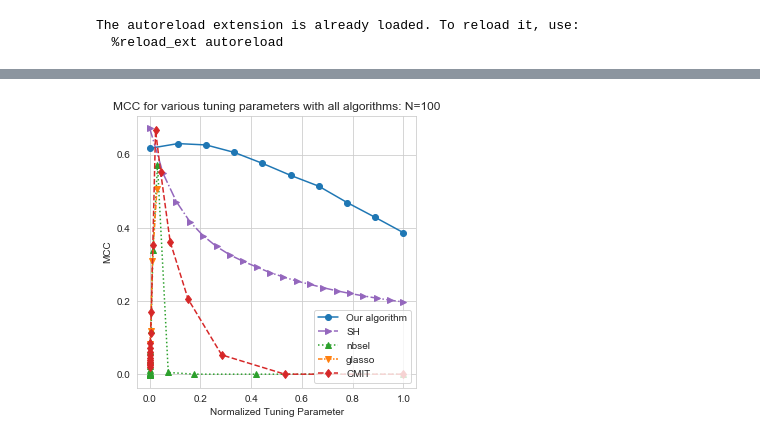
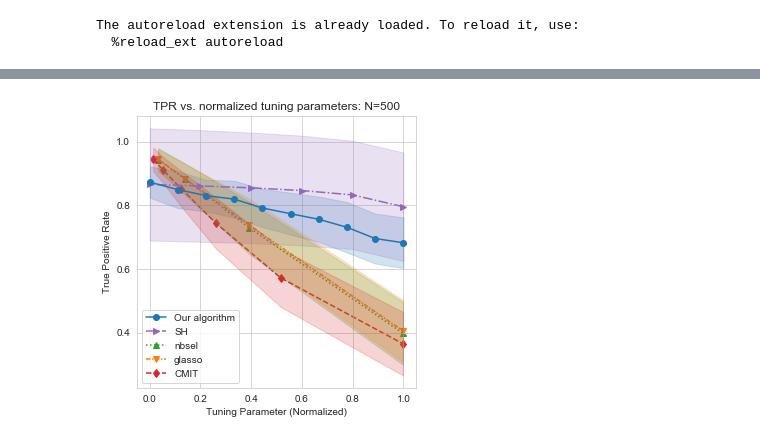
Before and after one commit to puma314/MTP2-no-tuning-parameter, a Jupyter notebook: new_ROC_plots.ipynb, the cells around one changed output, grey strips where cells are left out. Drawn from its saved outputs; the diff is of its cells as text; code cells hidden in the pictures.

```diff
--- a/new_ROC_plots.ipynb
+++ b/new_ROC_plots.ipynb
@@ -105,3 +129,5 @@ agg_df = pd.DataFrame(agg_data, columns=['RunID','Algorithm', 'Lambda', 'False P
+# %%
+agg_df = pd.DataFrame(agg_data, columns = ['Algorithm', 'lamb', 'x_axis', 'mcc', 'mcc_std', 'tpr', 'tpr_std'])
 # %%
 labels = {'our': 'Our algorithm',
           'SH_0.7': 'SH:' + r'$t=0.7$',
@@ -179,15 +209,0 @@ new_ROC/ROC_N_100_p_100_d_0.01
-# %%
-agg_data = []
-for key, item in df.groupby(['AlgoName', 'groupby_lambda']):
-    if item.AlgoName.values[0] == 'glasso':
-        item = item[(item.Lambda <= 1.0) & (item.Lambda >= 0.01)]
-    mcc = item.MCC.mean()
-    lamb = key[1]
-    lambda_max = df[df.AlgoName == key[0]]['groupby_lambda'].max()
-    lambda_min = df[df.AlgoName == key[0]]['groupby_lambda'].min()
-    print(lambda_max, lambda_min, lamb)
-    x_axis = (lamb - lambda_min)/(lambda_max-lambda_min)
-    mcc_std = item.MCC.std()
-    algo_name = key[0]
-    run_id = item.RunID
-    agg_data.append((key[0], lamb, x_axis, mcc, mcc_std))
@@ -212,5 +210,3 @@ for key, item in df.groupby(['AlgoName', 'groupby_lambda']):
-# %%
-agg_df = pd.DataFrame(agg_data, columns = ['Algorithm', 'lamb', 'x_axis', 'mcc', 'mcc_std'])
 # %%
 labels = {'our': 'Our algorithm',
           'SH_0.7': 'SH:' + r'$t=0.7$',
@@ -236,6 +232,10 @@ colors = {
     'SH_0.7': 'C6',
     'our_85': 'C9'
 }
+
+zorders = defaultdict(int)
+zorders['our'] = 10
+zorders['SH'] = 8
 fig = plt.figure(figsize=(5, 5))
 ax = fig.gca()
 ax.set_yticks(np.linspace(0, 1.0, 6))
@@ -247,42 +247,47 @@ relevant_algos = ['our', 'SH']
 smol = False
 if smol:
     algos = relevant_algos
     ERRS = True
     small_name = 'errs'
 else:
     algos = all_algos
-    ERRS = False
+    ERRS = True
     small_name = 'all'
 
 for algo_name in algos:
     plot_df = agg_df[agg_df.Algorithm == algo_name]
     plot_df.sort_values('x_axis')
     x = plot_df['x_axis']
-    y = plot_df['mcc']
-    std = plot_df['mcc_std']
+    if algo_name in ['SH', 'our']:
+        x = np.flip(x)
+    y = plot_df['tpr']
+    std = plot_df['tpr_std']
+#     y = plot_df['tpr']
+#     std = plot_df['tpr_std']
     plt.plot(x, y,
              label = labels[algo_name],
              marker = markers[algo_name],
              linestyle = linestyles[algo_name],
              linewidth=1.5,
-             color=colors[algo_name])
+             color=colors[algo_name],
+             zorder = zorders[algo_name])
     if ERRS:
         plt.fill_between(x, y-std, y+std, alpha=0.2, color = colors[algo_name])
 sns.set_style("whitegrid")
 if smol:
-    legend_loc = 'upper right'
+    legend_loc = 'upper left'
 else:
-    legend_loc = 'lower right'
+    legend_loc = 'lower left'
 plt.legend(loc=legend_loc)
 if smol:
-    title = 'MCC for various tuning parameters with standard error: N={}'.format(N)
+    title = 'TPR for various tuning parameters with standard error: N={}'.format(N)
 else:
-    title = 'MCC for various tuning parameters with all algorithms: N={}'.format(N)
+    title = 'TPR vs. normalized tuning parameters: N={}'.format(N)
 plt.title(title)
-plt.xlabel("Normalized Tuning Parameter")
-plt.ylabel("MCC")
+plt.xlabel("Tuning Parameter (Normalized)")
+plt.ylabel("True Positive Rate")
 
 plt.show()
-fig.savefig('final_images/MCC_curves_{}_{}.png'.format(N, small_name))
+fig.savefig('final_images/ALL_TPR_curves_{}_{}.png'.format(N, small_name))
 # %% [output]
-[figure, old version]
+[figure, new version]
```
Also changed, not shown: parts of 17 cells of this notebook, 39 other files.
